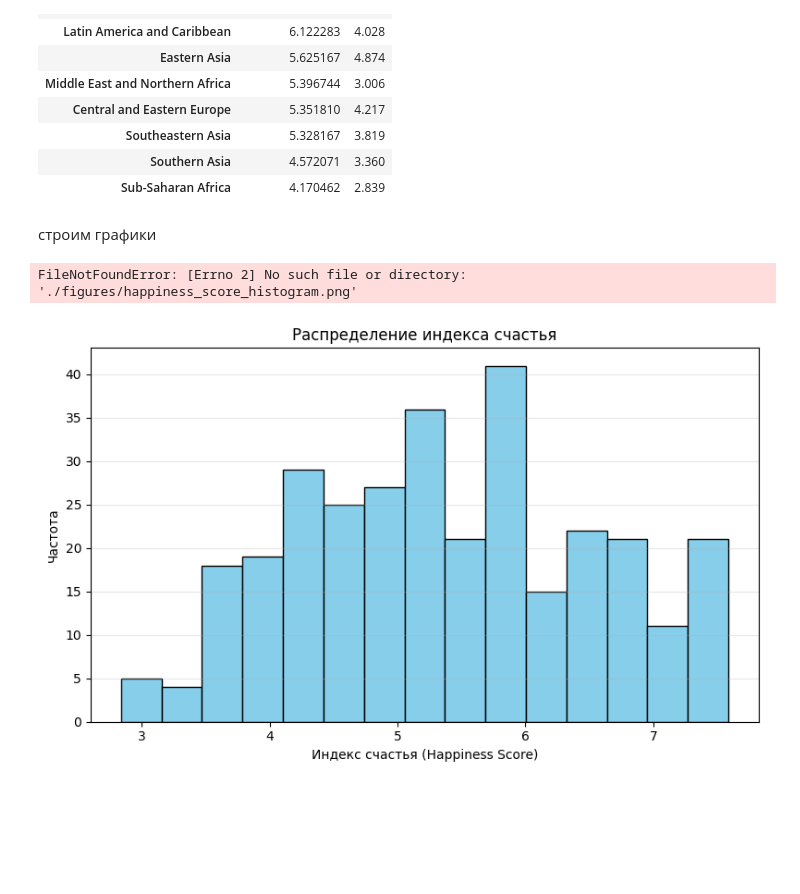
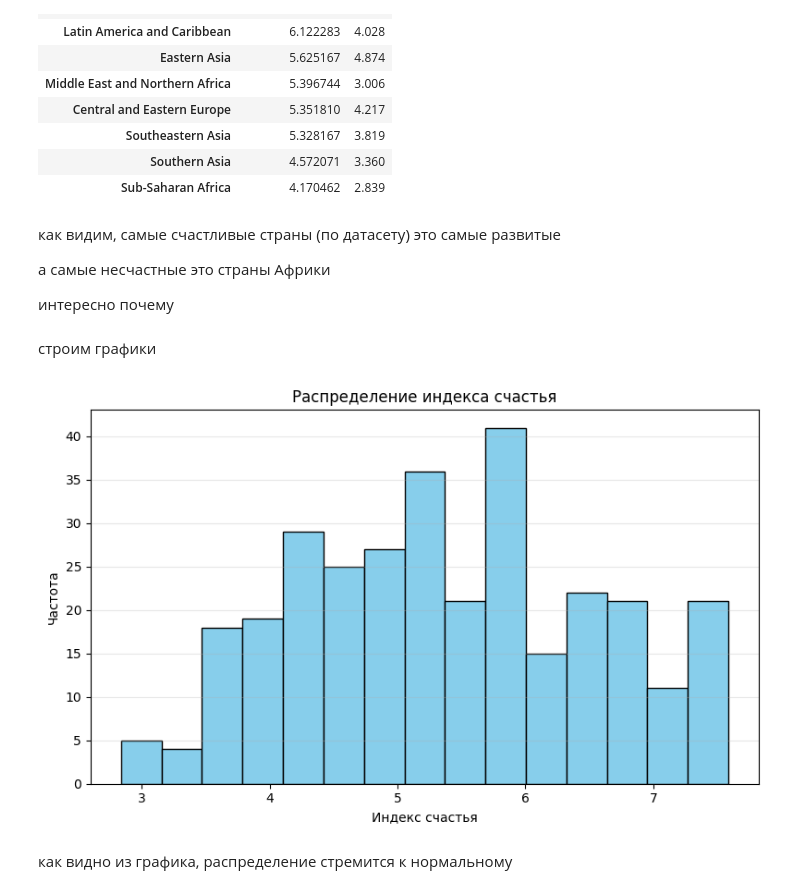
Before and after one commit to zombienok/very_cool_repo, a Jupyter notebook: homeworks/HW02/HW02.ipynb, the cells around one changed output. Saved outputs shown, nothing was run; the diff lists cells and outputs as text; code cells hidden in the pictures; blank space fills up the shorter version.

```diff
--- a/homeworks/HW02/HW02.ipynb
+++ b/homeworks/HW02/HW02.ipynb
@@ -181,50 +181,34 @@ result
 | Southeastern Asia | 5.328167 | 3.819 |
 | Southern Asia | 4.572071 | 3.360 |
 | Sub-Saharan Africa | 4.170462 | 2.839 |
+# %% [markdown]
+как видим, самые счастливые страны (по датасету) это самые развитые
+
+а самые несчастные это страны Африки
+
+интересно почему
 # %% [markdown]
 строим графики
 # %%
 import pandas as pd
 import matplotlib.pyplot as plt
 import os
 
 save_path = './figures'
 # Создаём папку для графиков, если её нет
-os.makedirs('homeworks/HW02/figures', exist_ok=True)
+os.makedirs(save_path, exist_ok=True)
 
-# 1. Гистограмма — Happiness Score
+# Гистограмма — Happiness Score
 plt.figure(figsize=(8, 5))
 plt.hist(df['Happiness Score'].dropna(), bins=15, color='skyblue', edgecolor='black')
 plt.title('Распределение индекса счастья')
-plt.xlabel('Индекс счастья (Happiness Score)')
+plt.xlabel('Индекс счастья')
 plt.ylabel('Частота')
 plt.grid(axis='y', alpha=0.3)
 plt.tight_layout()
 plt.savefig(save_path + '/happiness_score_histogram.png')
 plt.show()
-
-# 2. Боксплот по регионам
-plt.figure(figsize=(10, 6))
-df.boxplot(column='Happiness Score', by='Region', ax=plt.gca())
-plt.title('Распределение индекса счастья по регионам')
-plt.suptitle('')  # убирает стандартный заголовок pandas "Boxplot grouped by Region"
-plt.xlabel('Регион')
-plt.ylabel('Индекс счастья')
-plt.xticks(rotation=45, ha='right')
-plt.tight_layout()
-plt.savefigs(save_path + '/happiness_score_by_region_boxplot.png')
-plt.show()
-
-# 3. Scatter plot — GDP vs Happiness
-plt.figure(figsize=(8, 6))
-plt.scatter(df['Economy (GDP per Capita)'], df['Happiness Score'], alpha=0.7, color='green')
-plt.title('Связь между ВВП на душу населения и индексом счастья')
-plt.xlabel('ВВП на душу населения (GDP per Capita)')
-plt.ylabel('Индекс счастья (Happiness Score)')
-plt.grid(alpha=0.3)
-plt.tight_layout()
-plt.savefig(save_path + '/gdp_vs_happiness_scatter.png')
-plt.show()
 # %% [output]
-FileNotFoundError: [Errno 2] No such file or directory: './figures/happiness_score_histogram.png'
-[figure, old version]
+[figure, new version]
+# %% [markdown]
+как видно из графика, распределение стремится к нормальному
```
Also changed, not shown: parts of 5 cells of this notebook.
